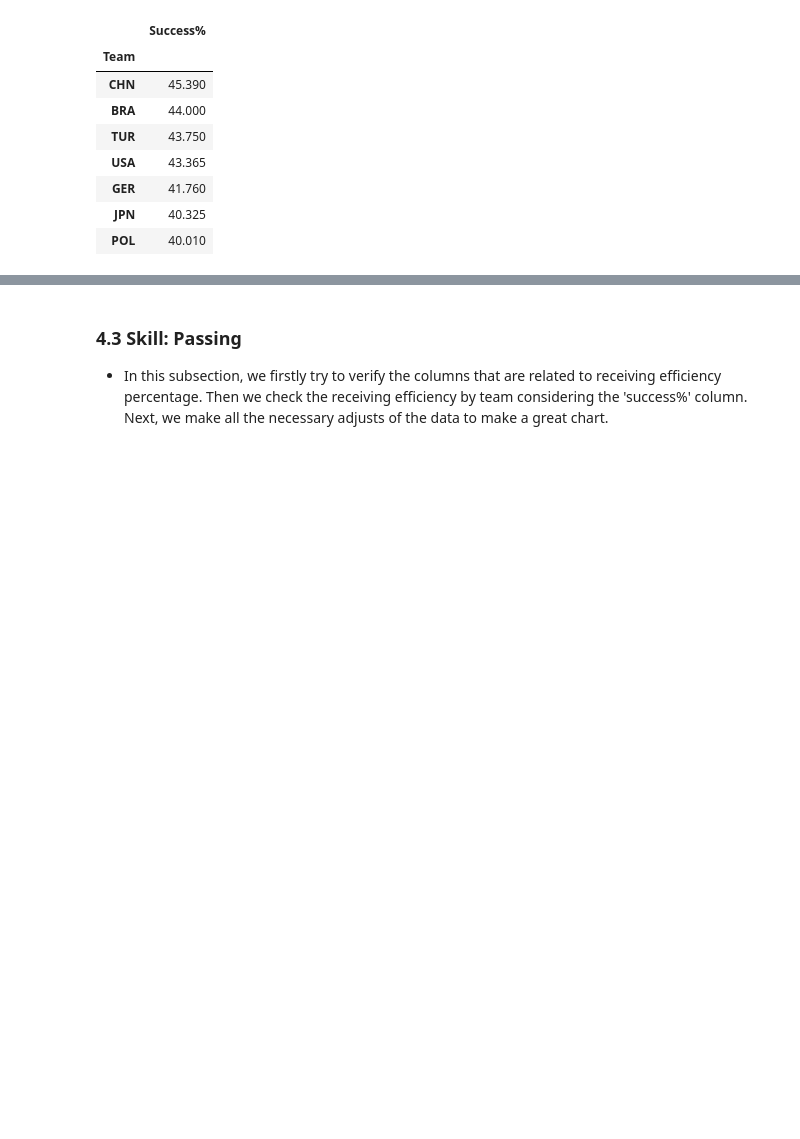
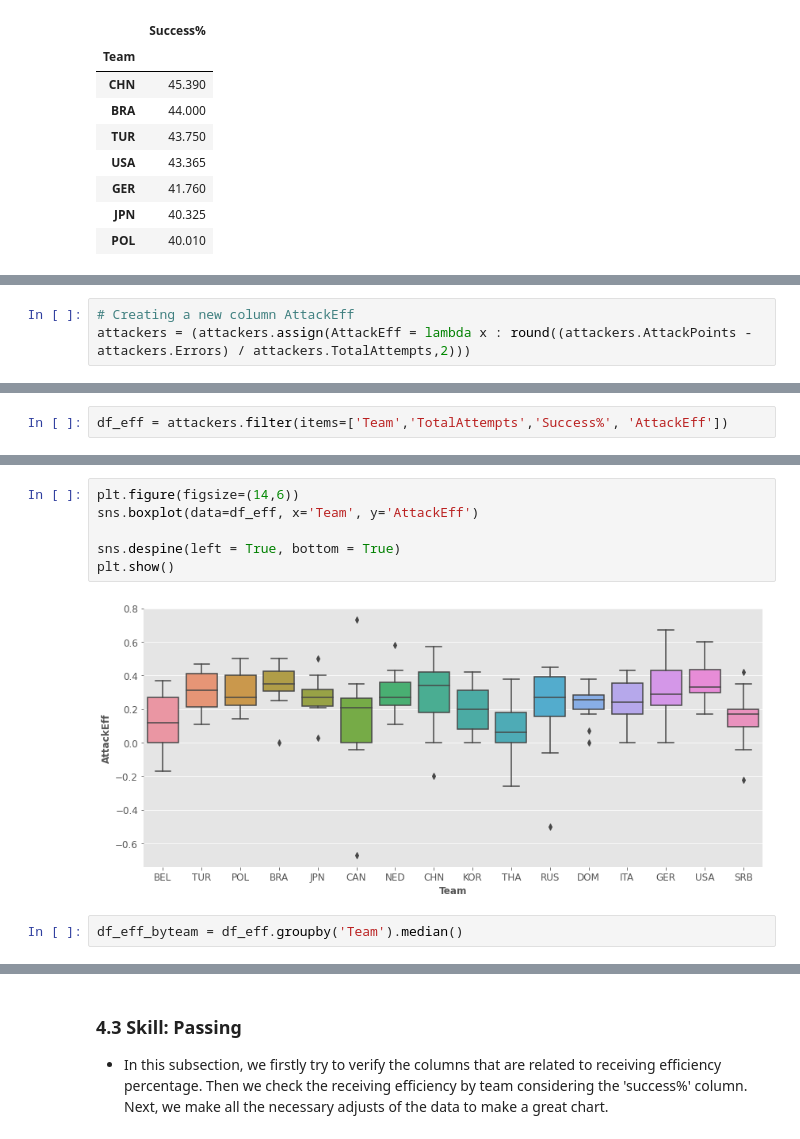
Before and after one commit to ThaisGabriele/DataAnalysisProjects, a Jupyter notebook: Analysing_VNL2021/vnl2021.ipynb, the cells around one changed output, grey strips where cells are left out. Cells and saved outputs as stored; diff of their text form; blank space fills up the shorter version.

```diff
--- a/Analysing_VNL2021/vnl2021.ipynb
+++ b/Analysing_VNL2021/vnl2021.ipynb
@@ -453,0 +482,3 @@ attack_median = attack_success.groupby('Team').median()
+# %%
+# Creating a new column AttackEff
+attackers = (attackers.assign(AttackEff = lambda x : round((attackers.AttackPoints - attackers.Errors) / attackers.TotalAttempts,2)))
@@ -453,0 +501,2 @@ attack_median = attack_success.groupby('Team').median()
+# %%
+df_eff = attackers.filter(items=['Team','TotalAttempts','Success%', 'AttackEff'])
@@ -453,0 +519,10 @@ attack_median = attack_success.groupby('Team').median()
+# %%
+plt.figure(figsize=(14,6))
+sns.boxplot(data=df_eff, x='Team', y='AttackEff')
+
+sns.despine(left = True, bottom = True)
+plt.show()
+# %% [output]
+[figure, added]
+# %%
+df_eff_byteam = df_eff.groupby('Team').median()
```
Also changed, not shown: parts of 16 cells of this notebook.
